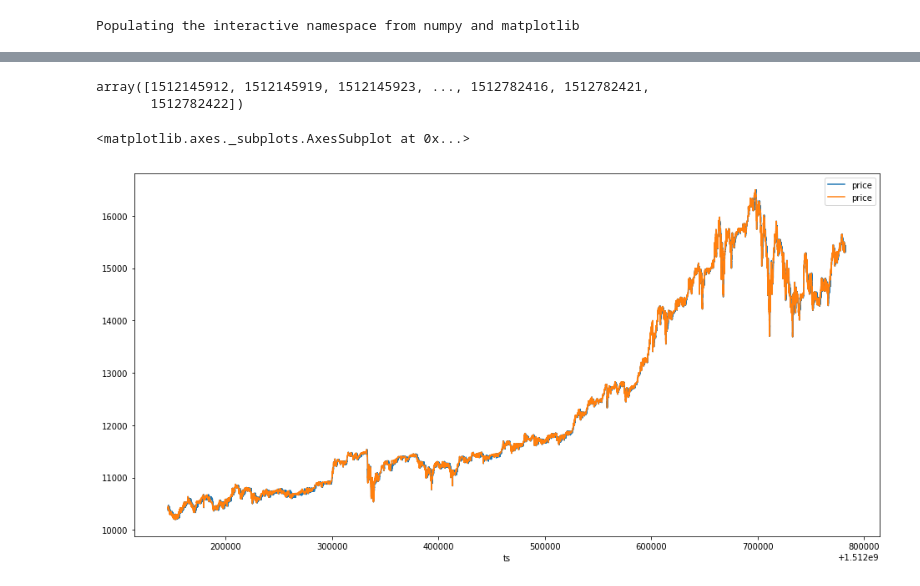
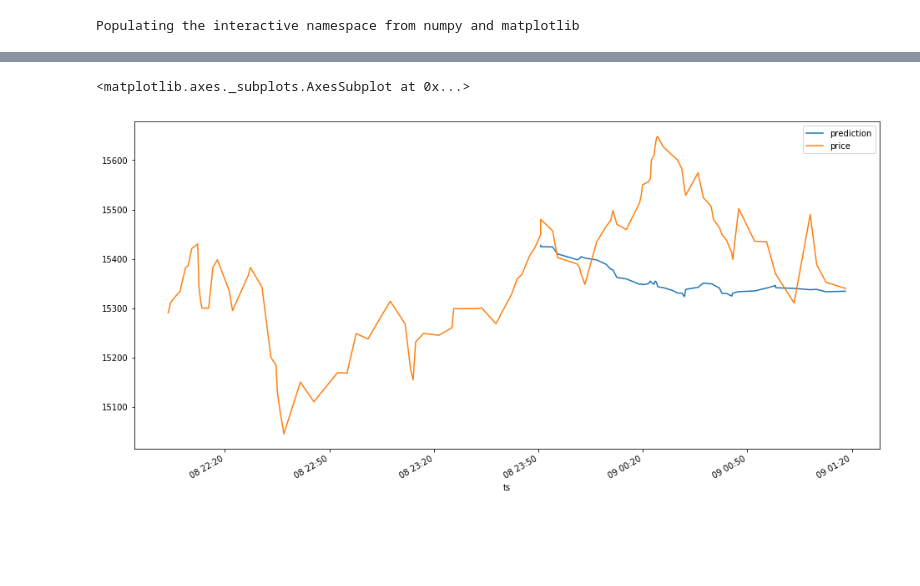
Before and after one commit to olegakbarov/price_predictions, a Jupyter notebook: lin_reg_btc.ipynb, the cells around one changed output, grey strips where cells are left out. Drawn from its saved outputs; the diff is of its cells as text; code cells hidden in the pictures; blank space fills up the shorter version.

Commit message:
version 2. prediction of time interval

```diff
--- a/lin_reg_btc.ipynb
+++ b/lin_reg_btc.ipynb
@@ -48,36 +52,21 @@ win_size = 100
 train_prices = train_df.price.values
 train_x, train_t = prepare_data(train_prices, win_size)
 train_reg = regr.fit(train_x, train_t)
-
-test_prices = test_df.price.values
-price_mtrx = []
-
-for i in range(len(test_prices) - win_size):
-    price_mtrx.append(test_prices[i:i + win_size])
-
-price_predict = regr.predict(price_mtrx)
-# %% [output]
-array([1512145912, 1512145919, 1512145923, ..., 1512782416, 1512782421,
-       1512782422])
-# %%
-columns = ['price','ts']
-index = []
-
-for i, item in enumerate(price_predict - win_size):
-    index.append([price_predict[i][0], test_ts[i]])
-
-index = np.array(index)
-res_df = pd.DataFrame(data=index, columns=columns)
-# %%
-# results dataframe
-
-# res_df.plot(x='ts', y='price', figsize=(12, 6))
-
-test_df = test_df.drop('hz', axis=1)
+# %%
+result_list = []
+q = train_prices[-win_size:].tolist()
+
+for i in range(test_data_length):
+    # reger.predict returns 1x1 matrix, [0][0] extracts numeric value
+    val = regr.predict([q])[0][0]
+    # update the window
+    q = q[1:] + [val]
+    result_list.append(val)
+# %%
+test_df = test_df.assign(prediction=result_list)
 # %%
-ax = test_df.plot(x='ts', y='price')
-
-res_df.plot(x='ts', y='price', ax=ax, figsize=(16, 8))
+ax = test_df.plot(x='ts', y='prediction')
+df[-100:].plot(x='ts', y='price', ax=ax, figsize=(16, 8))
 # %% [output]
 <matplotlib.axes._subplots.AxesSubplot at 0x...>
-[figure, old version]
+[figure, new version]
```
Also changed, not shown: parts of 6 cells of this notebook.
